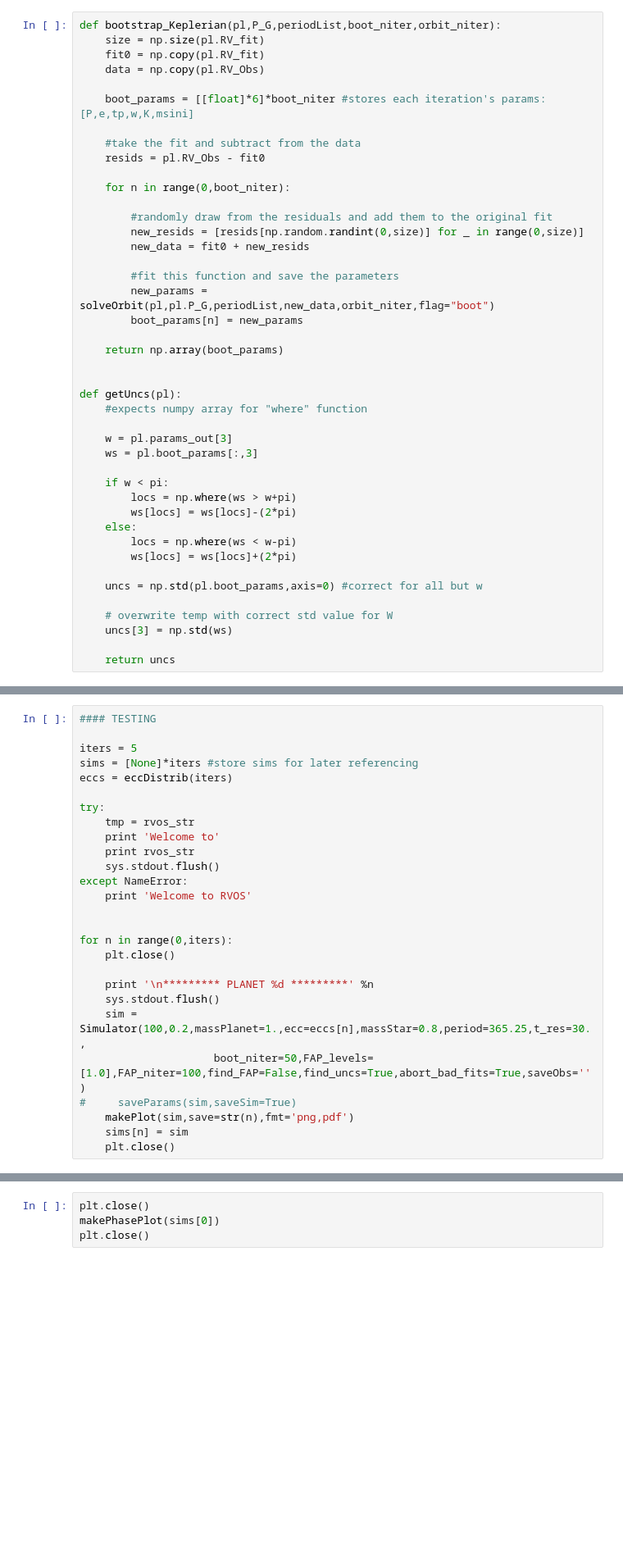
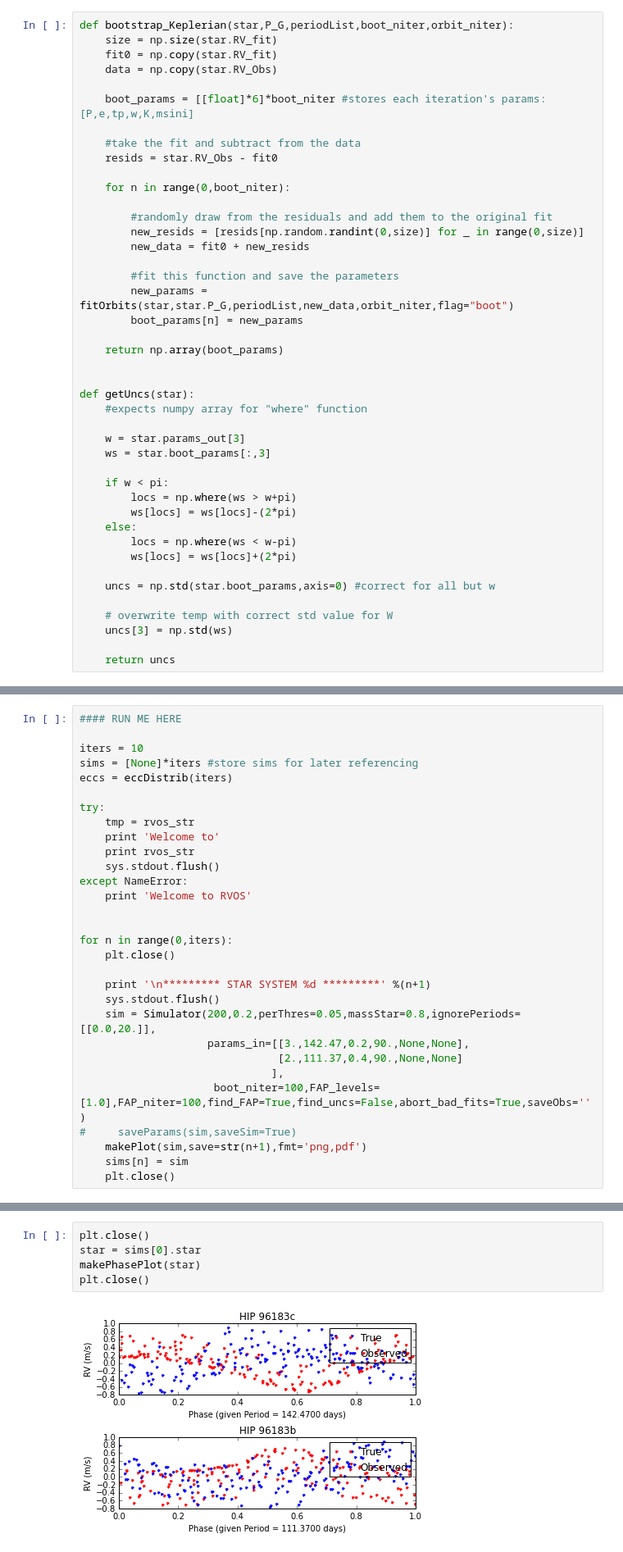
Before and after one commit to allenbdavis/RVOS, a Jupyter notebook: RVOS_Kepler.ipynb, the cells around one changed output, grey strips where cells are left out. Shown at 82% size. Cells and saved outputs as stored; diff of their text form; blank space fills up the shorter version.

```diff
--- a/RVOS_Kepler.ipynb
+++ b/RVOS_Kepler.ipynb
@@ -461,15 +574,15 @@ def calc_FAP_power(powers,FAP):
 
     return powers[index] #this is a numpy array, so index m.n = index m
 # %%
-def bootstrap_Keplerian(pl,P_G,periodList,boot_niter,orbit_niter):
-    size = np.size(pl.RV_fit)
-    fit0 = np.copy(pl.RV_fit)
-    data = np.copy(pl.RV_Obs)
+def bootstrap_Keplerian(star,P_G,periodList,boot_niter,orbit_niter):
+    size = np.size(star.RV_fit)
+    fit0 = np.copy(star.RV_fit)
+    data = np.copy(star.RV_Obs)
 
     boot_params = [[float]*6]*boot_niter #stores each iteration's params: [P,e,tp,w,K,msini]
 
     #take the fit and subtract from the data
-    resids = pl.RV_Obs - fit0
+    resids = star.RV_Obs - fit0
 
     for n in range(0,boot_niter):
 
@@ -478,17 +591,17 @@ def bootstrap_Keplerian(pl,P_G,periodList,boot_niter,orbit_niter):
         new_data = fit0 + new_resids
 
         #fit this function and save the parameters
-        new_params = solveOrbit(pl,pl.P_G,periodList,new_data,orbit_niter,flag="boot")
+        new_params = fitOrbits(star,star.P_G,periodList,new_data,orbit_niter,flag="boot")
         boot_params[n] = new_params
 
     return np.array(boot_params)
 
 
-def getUncs(pl):
+def getUncs(star):
     #expects numpy array for "where" function
 
-    w = pl.params_out[3]
-    ws = pl.boot_params[:,3]
+    w = star.params_out[3]
+    ws = star.boot_params[:,3]
 
     if w < pi:
         locs = np.where(ws > w+pi)
@@ -497,7 +610,7 @@ def getUncs(pl):
         locs = np.where(ws < w-pi)
         ws[locs] = ws[locs]+(2*pi)
 
-    uncs = np.std(pl.boot_params,axis=0) #correct for all but w
+    uncs = np.std(star.boot_params,axis=0) #correct for all but w
 
     # overwrite temp with correct std value for W
     uncs[3] = np.std(ws)
@@ -765,9 +983,9 @@ def eccDistrib(n,center=0.3,stdev=0.05):
         size = np.size(badlocs)
     return x
 # %%
-#### TESTING
+#### RUN ME HERE
 
-iters = 5
+iters = 10
 sims = [None]*iters #store sims for later referencing
 eccs = eccDistrib(iters)
 
@@ -783,12 +1001,15 @@ except NameError:
 for n in range(0,iters):
     plt.close()
 
-    print '\n********* PLANET %d *********' %n
+    print '\n********* STAR SYSTEM %d *********' %(n+1)
     sys.stdout.flush()
-    sim = Simulator(100,0.2,massPlanet=1.,ecc=eccs[n],massStar=0.8,period=365.25,t_res=30.,
-                     boot_niter=50,FAP_levels=[1.0],FAP_niter=100,find_FAP=False,find_uncs=True,abort_bad_fits=True,saveObs='')
+    sim = Simulator(200,0.2,perThres=0.05,massStar=0.8,ignorePeriods=[[0.0,20.]],
+                    params_in=[[3.,142.47,0.2,90.,None,None],
+                               [2.,111.37,0.4,90.,None,None]
+                              ],
+                     boot_niter=100,FAP_levels=[1.0],FAP_niter=100,find_FAP=True,find_uncs=False,abort_bad_fits=True,saveObs='')
 #     saveParams(sim,saveSim=True)
-    makePlot(sim,save=str(n),fmt='png,pdf')
+    makePlot(sim,save=str(n+1),fmt='png,pdf')
     sims[n] = sim
     plt.close()
 # %%
@@ -799,6 +1022,9 @@ plt.close()
 # %%
 plt.close()
-makePhasePlot(sims[0])
+star = sims[0].star
+makePhasePlot(star)
 plt.close()
+# %% [output]
+[figure, added]
 # %%
 print medianSep(sims[0].planet.obsList)
```
Also changed, not shown: parts of 15 cells of this notebook.
